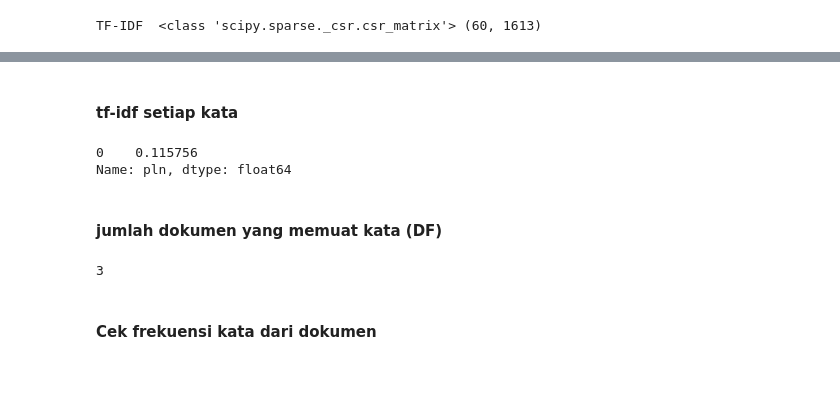
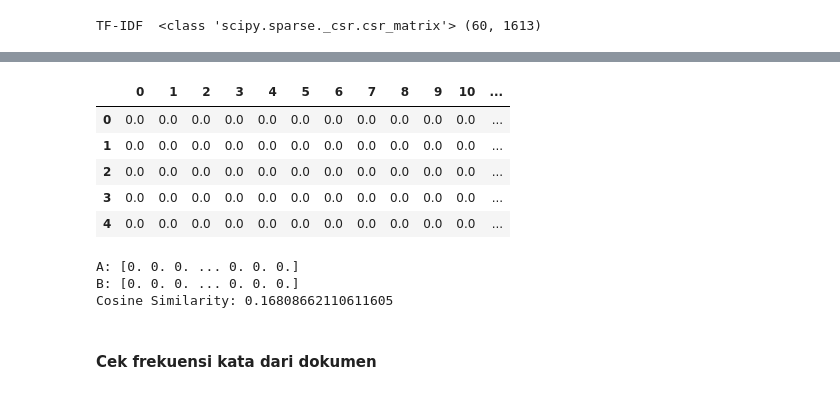
Before and after one commit to MeltingSnow21/Comparision-of-Jaccard-Similarity-and-Cosine-Similarity-for-Content-Based-Recommendation-Model, a Jupyter notebook: Model.ipynb, the cells around one changed output, grey strips where cells are left out. Cells and saved outputs as stored; diff of their text form; code cells hidden in the pictures.

Commit message:
cosine manual

```diff
--- a/Model.ipynb
+++ b/Model.ipynb
@@ -278,31 +255,12 @@ x4
-# %% [markdown]
-#### tf-idf setiap kata
-# %%
-from sklearn.feature_extraction.text import TfidfVectorizer
-import pandas as pd
-
-#vect = TfidfVectorizer()
-#tfidf_matrix = vect.fit_transform(df2['Deskripsi'])
-dfX = pd.DataFrame(tfidf_mat.toarray(), columns = vect.get_feature_names_out())
-#print(df)
-#coba = dfX[0:1]['luhut']
-#coba
-dfX[:1]['pln']
-# %% [output]
-0    0.115756
-Name: pln, dtype: float64
-# %% [markdown]
-#### jumlah dokumen yang memuat kata (DF)
-# %%
-corpus = deskripsi
-from sklearn.feature_extraction.text import CountVectorizer
-
-cv = CountVectorizer(binary=True)
-
-X = cv.fit_transform(corpus)
-
-# Jumlah kata pada seluruh dokumen
-print(sum(X[:,cv.vocabulary_["plts"]])[0,0])
-# 4
-# %% [output]
-3
+# %%
+x4 = pd.DataFrame(vectors)
+x5 = x4.transpose()
+# %%
+x5.head()
+# %% [output]
+|  | 0 | 1 | 2 | 3 | 4 | 5 | 6 | 7 | 8 | 9 | 10 | ... |
+| 0 | 0.0 | 0.0 | 0.0 | 0.0 | 0.0 | 0.0 | 0.0 | 0.0 | 0.0 | 0.0 | 0.0 | ... |
+| 1 | 0.0 | 0.0 | 0.0 | 0.0 | 0.0 | 0.0 | 0.0 | 0.0 | 0.0 | 0.0 | 0.0 | ... |
+| 2 | 0.0 | 0.0 | 0.0 | 0.0 | 0.0 | 0.0 | 0.0 | 0.0 | 0.0 | 0.0 | 0.0 | ... |
+| 3 | 0.0 | 0.0 | 0.0 | 0.0 | 0.0 | 0.0 | 0.0 | 0.0 | 0.0 | 0.0 | 0.0 | ... |
+| 4 | 0.0 | 0.0 | 0.0 | 0.0 | 0.0 | 0.0 | 0.0 | 0.0 | 0.0 | 0.0 | 0.0 | ... |
@@ -309,3 +270,23 @@ print(sum(X[:,cv.vocabulary_["plts"]])[0,0])
+# %%
+import numpy as np
+from numpy.linalg import norm
+
+# define two lists or array
+#A = np.array([2,1,2,3,2,9])
+#B = np.array([3,4,2,4,5,5])
+
+#A = np.array(x5[0])
+#B = np.array(x5[1])
+print("A:", A)
+print("B:", B)
+
+# compute cosine similarity
+cosine = np.dot(A,B)/(norm(A)*norm(B))
+print("Cosine Similarity:", cosine)
+# %% [output]
+A: [0. 0. 0. ... 0. 0. 0.]
+B: [0. 0. 0. ... 0. 0. 0.]
+Cosine Similarity: 0.16808662110611605
 # %% [markdown]
 #### Cek frekuensi kata dari dokumen
 # %%
```
Also changed, not shown: parts of 9 cells of this notebook.
